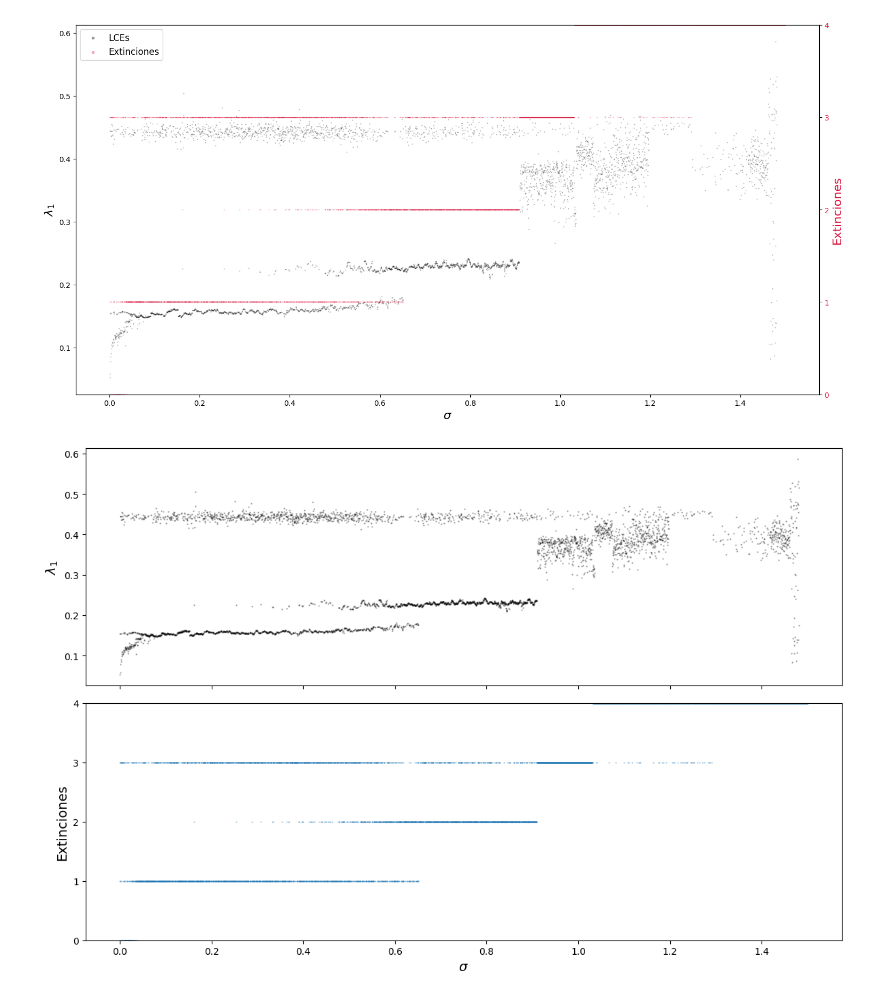
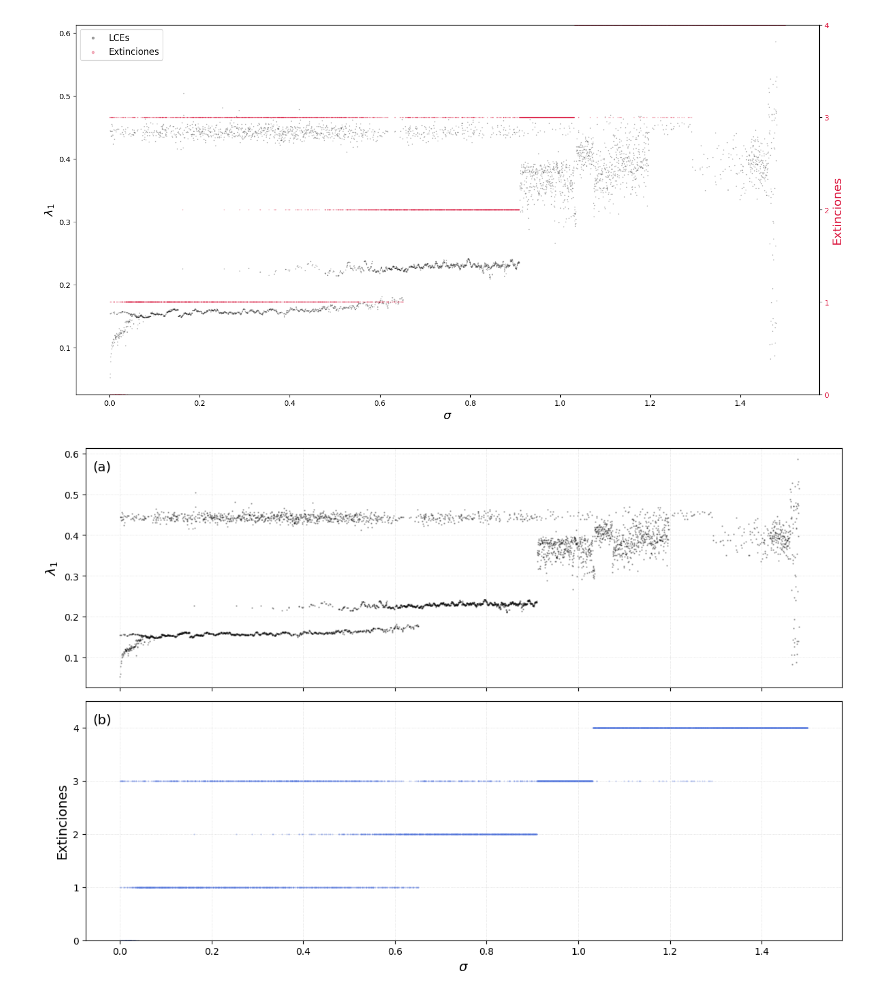
Before and after one commit to jenriquezafra/TFG, a Jupyter notebook: notebooks/parameters_exploration.ipynb, the cells around one changed output. Cells and saved outputs as stored; diff of their text form; code cells hidden in the pictures.

```diff
--- a/notebooks/parameters_exploration.ipynb
+++ b/notebooks/parameters_exploration.ipynb
@@ -278,24 +278,26 @@ plt.show()
 # %% [output]
 [figure]
 # %%
-fig, (ax1, ax2) = plt.subplots(2, 1, sharex=True, figsize=(12, 8))
+fig_barrido, (ax1, ax2) = plt.subplots(2, 1, sharex=True, figsize=(12, 8))
 
 # λ1 en escala de grises
 ax1.scatter(barr_LCEs_random[:,0], barr_LCEs_random[:,1],
             s=.5, alpha=0.3, color='black')
 ax1.set_ylabel(r'$\lambda_1$', fontsize=14)
-# ax1.set_title('LCEs', fontsize=16)
+ax1.grid(True, which='major', linestyle=':', linewidth=0.5, alpha=0.6)
+ax1.text(0.01, 0.95, '(a)', transform=ax1.transAxes, fontsize=14, va='top')
 
-# Extinciones en color sobrio
+# Extinciones
 ax2.scatter(barr_exts_random[:,0], barr_exts_random[:,1],
-            s=.5, alpha=0.3, color='#1f77b4')  # azul oscuro “corporativo”
+            s=.3, alpha=0.3, color='royalblue')
 ax2.set_ylabel('Extinciones', fontsize=14)
 ax2.set_xlabel(r'$\sigma$', fontsize=14)
-ax2.set_ylim(0, 4)
+ax2.set_ylim(0, 4.5)
 ax2.yaxis.set_major_locator(MaxNLocator(integer=True))
-# ax2.set_title('Extinciones', fontsize=16)
+ax2.grid(True, which='major', linestyle=':', linewidth=0.5, alpha=0.6)
+ax2.text(0.01, 0.95, '(b)', transform=ax2.transAxes, fontsize=14, va='top')
 
 plt.tight_layout()
 plt.show()
 # %% [output]
-[figure, old version]
+[figure, new version]
```
Also changed, not shown: parts of 2 cells of this notebook, 1 other file.
